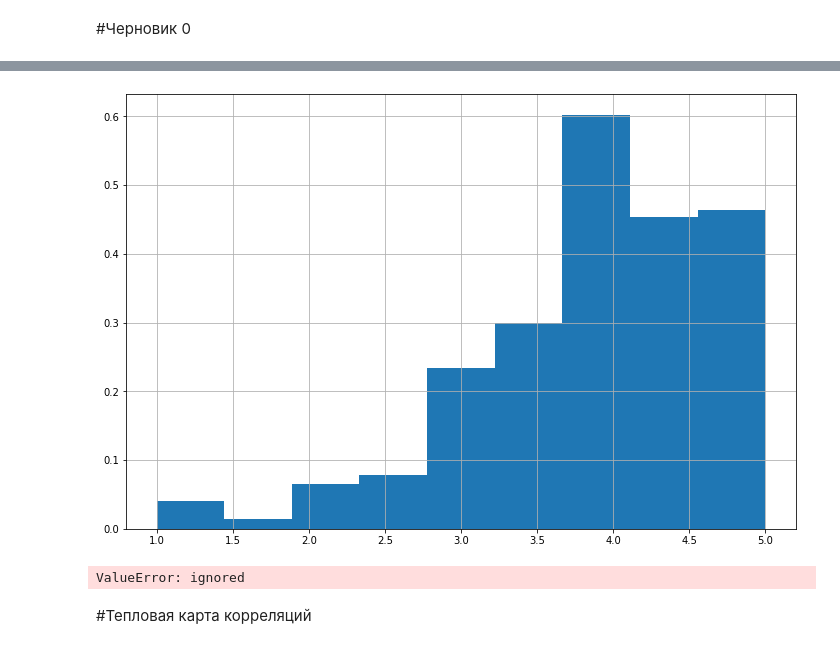
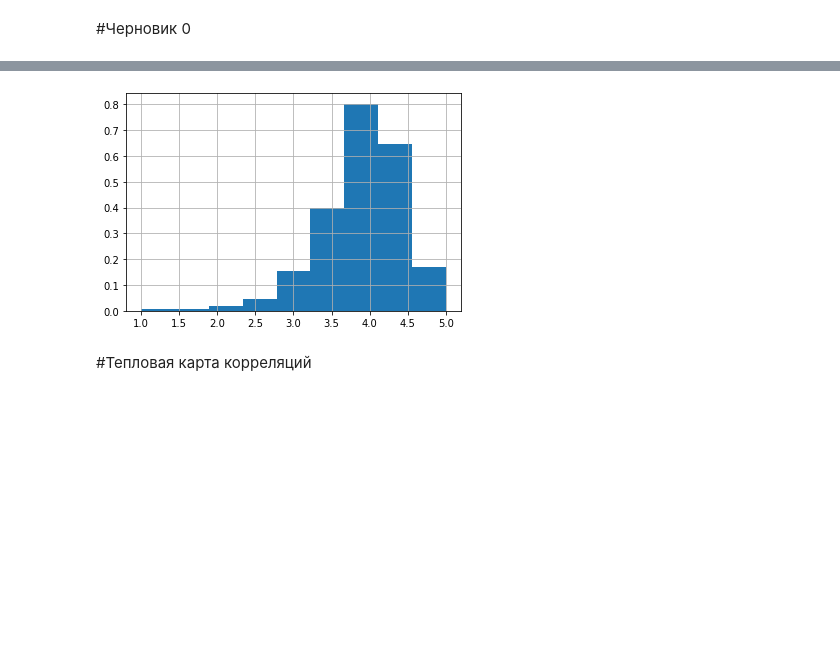
Before and after one commit to akitim/SkillFactory_projects, a Jupyter notebook: Проект_3_О_вкусной_и_здоровой_пище.ipynb, the cells around one changed output, grey strips where cells are left out. Cells and saved outputs as stored; diff of their text form; code cells hidden in the pictures; blank space fills up the shorter version.

```diff
--- a/Проект_3_О_вкусной_и_здоровой_пище.ipynb
+++ b/Проект_3_О_вкусной_и_здоровой_пище.ipynb
@@ -248,8 +248,8 @@ def cleanse(review):
 n_of_top_words = 50
 
 rev_groups = []
-b = {'l': 1.0, 'r': 2.0}, {'l': 2.5, 'r': 3.0}, {'l': 3.5, 'r': 3.5},\
-    {'l': 4.0, 'r': 4.0}, {'l': 4.5, 'r': 4.5}, {'l': 5.0, 'r': 5.0}
+b = {'l': 1.0, 'r': 3.0}, {'l': 3.5, 'r': 4.0},\
+    {'l': 4.5, 'r': 4.5}, {'l': 5.0, 'r': 5.0}
 for i in range(len(b)):
     rev_groups += [
                   rest[(rest.rating >= b[i]['l']) & (rest.rating <= b[i]['r'])].reviews.\
@@ -278,6 +278,8 @@ def fill_groups_values(se):
         if word in se[1]:
             index_chosen = choices(list(range(len(b))), word_occurence.loc[word, :], k=1)[0]
             se[0][index_chosen] += 1
+
+    se[0] = [num if num == max(se[0]) else 0 for num in se[0]]
     return se
 
 rest['new'] = -1
@@ -541,15 +437,15 @@ rest.sample(5)
 # %% [markdown]
 #Черновик 0
 # %%
-import pandas as pd
-import numpy as np
+# import pandas as pd
+# import numpy as np
 
-RANDOM_SEED = 36
+# RANDOM_SEED = 36
 
-# rest.loc[0:100, 'reviews'].to_list()
-path = 'https://raw.githubusercontent.com/akitim/datasets/main/main_task_new.csv'
-rest = pd.read_csv(path)
+# # rest.loc[0:100, 'reviews'].to_list()
+# path = 'https://raw.githubusercontent.com/akitim/datasets/main/main_task_new.csv'
+# rest = pd.read_csv(path)
 
-rest.drop(['URL_TA', 'ID_TA'], axis=1, inplace=True)
-rest.columns = ['id', 'city', 'cuisine', 'ranking', 'rating', 'price_range', 'rev_number', 'reviews']
+# rest.drop(['URL_TA', 'ID_TA'], axis=1, inplace=True)
+# rest.columns = ['id', 'city', 'cuisine', 'ranking', 'rating', 'price_range', 'rev_number', 'reviews']
 # %%
@@ -670,29 +554,27 @@ display(rest.sample(10))
 # %%
 reviews = rest.reviews.apply(cleanse) #[rest.reviews == '']
 rest[reviews.apply(
-    lambda review: all([word == '' for word in review])
+    lambda review: not(all([word == '' for word in review]))
 )]['rating'].hist(bins=9, density=True);
 # rest[rest.reviews == '']
 # rest.reviews.apply(cleanse)
 # %% [output]
-[figure, old version]
+[figure, new version]
 # %%
 #Предобработка
 # rest.loc[0, :].apply(type)
 # rest.dropna(axis=0, inplace=True)
 
-rest.loc[:, 'cuisine'] =\
-rest.loc[:, 'cuisine'].apply(
-    lambda cuisine_list_for_id: \
-        [s.replace("'", "") for s in cuisine_list_for_id[2:-2].split(', ')]\
-            if not(pd.isna(cuisine_list_for_id)) else []
-)
+# rest.loc[:, 'cuisine'] =\
+# rest.loc[:, 'cuisine'].apply(
+#     lambda cuisine_list_for_id: \
+#         [s.replace("'", "") for s in cuisine_list_for_id[2:-2].split(', ')]\
+#             if not(pd.isna(cuisine_list_for_id)) else []
+# )
 
             # rest.loc[0, 'Cuisine Style'][0]
             # rest.get_dummies()
 # rest
-# %% [output]
-ValueError: ignored
 # %% [markdown]
 #Тепловая карта корреляций
 # %%
```
Also changed, not shown: parts of 12 cells of this notebook.
